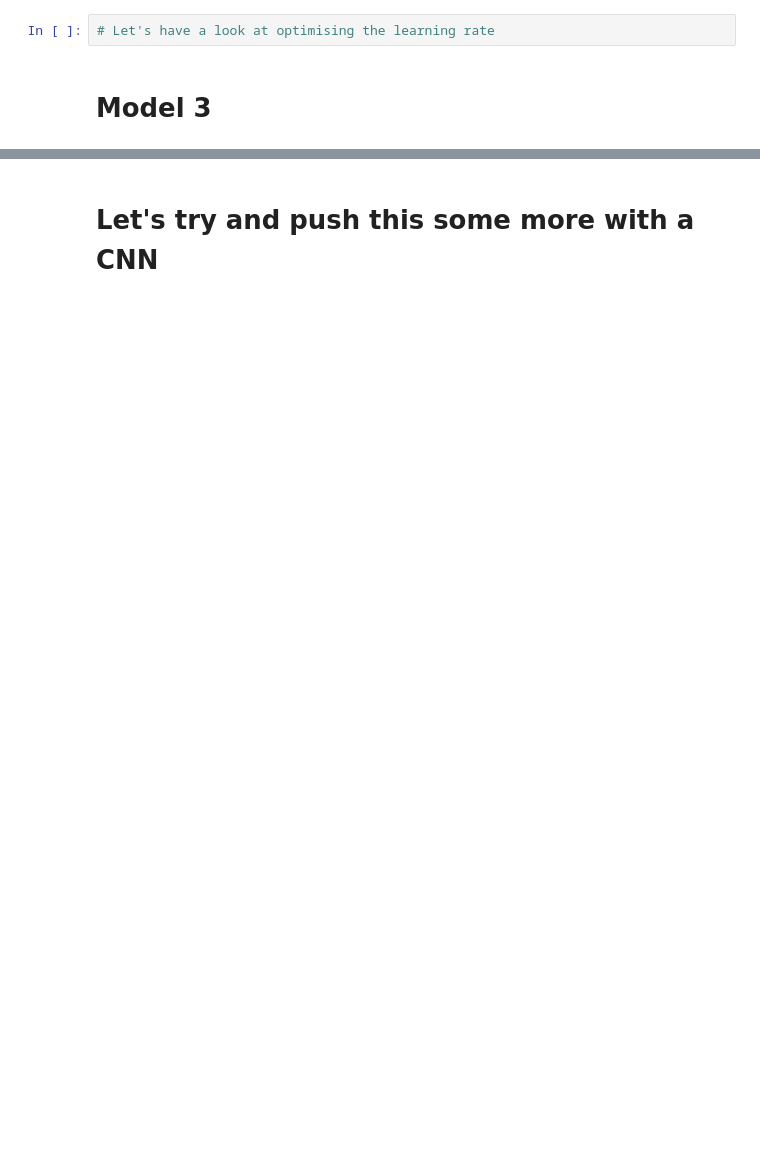
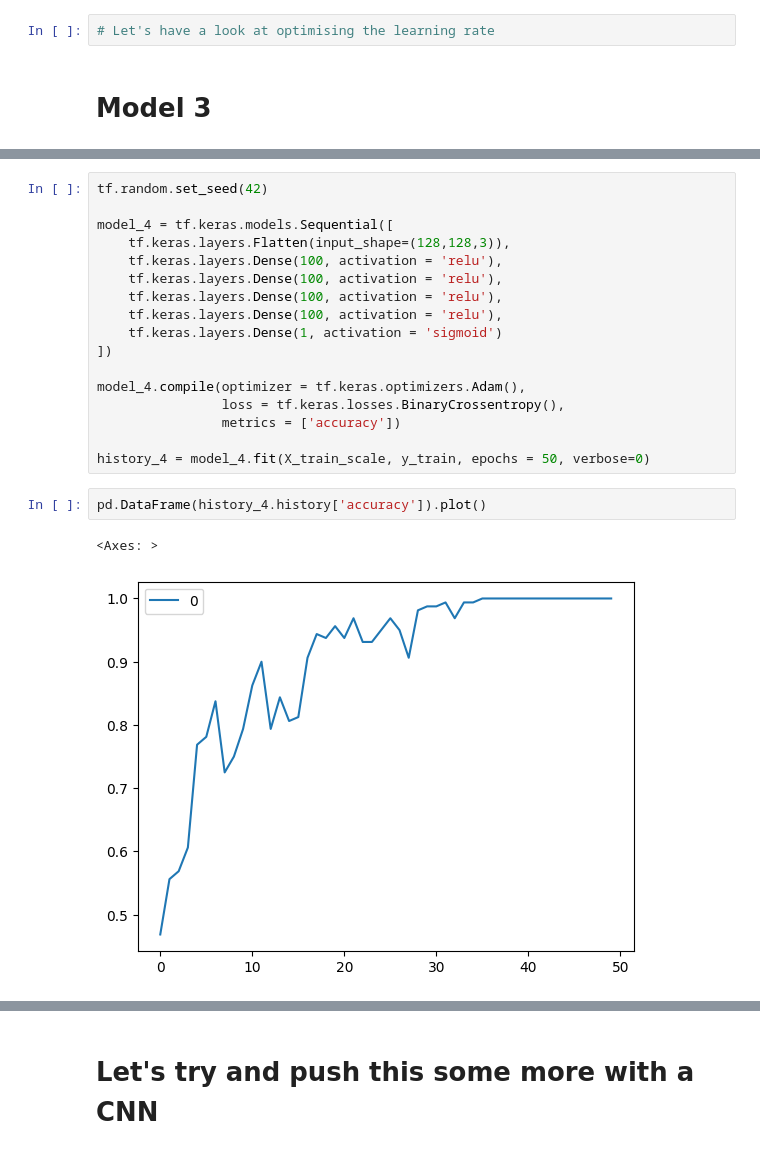
Before and after one commit to jmclaughlin0/haemorrhage, a Jupyter notebook: Basic_Haemorrhage_DL.ipynb, the cells around one changed output, grey strips where cells are left out. Cells and saved outputs as stored; diff of their text form; blank space fills up the shorter version.

```diff
--- a/Basic_Haemorrhage_DL.ipynb
+++ b/Basic_Haemorrhage_DL.ipynb
@@ -293,0 +334,22 @@ model_2.evaluate(X_test_scale, y_test)
+# %%
+tf.random.set_seed(42)
+
+model_4 = tf.keras.models.Sequential([
+    tf.keras.layers.Flatten(input_shape=(128,128,3)),
+    tf.keras.layers.Dense(100, activation = 'relu'),
+    tf.keras.layers.Dense(100, activation = 'relu'),
+    tf.keras.layers.Dense(100, activation = 'relu'),
+    tf.keras.layers.Dense(100, activation = 'relu'),
+    tf.keras.layers.Dense(1, activation = 'sigmoid')
+])
+
+model_4.compile(optimizer = tf.keras.optimizers.Adam(),
+                loss = tf.keras.losses.BinaryCrossentropy(),
+                metrics = ['accuracy'])
+
+history_4 = model_4.fit(X_train_scale, y_train, epochs = 50, verbose=0)
+# %%
+pd.DataFrame(history_4.history['accuracy']).plot()
+# %% [output]
+<Axes: >
+[figure, added]
```
Also changed, not shown: parts of 28 cells of this notebook.
